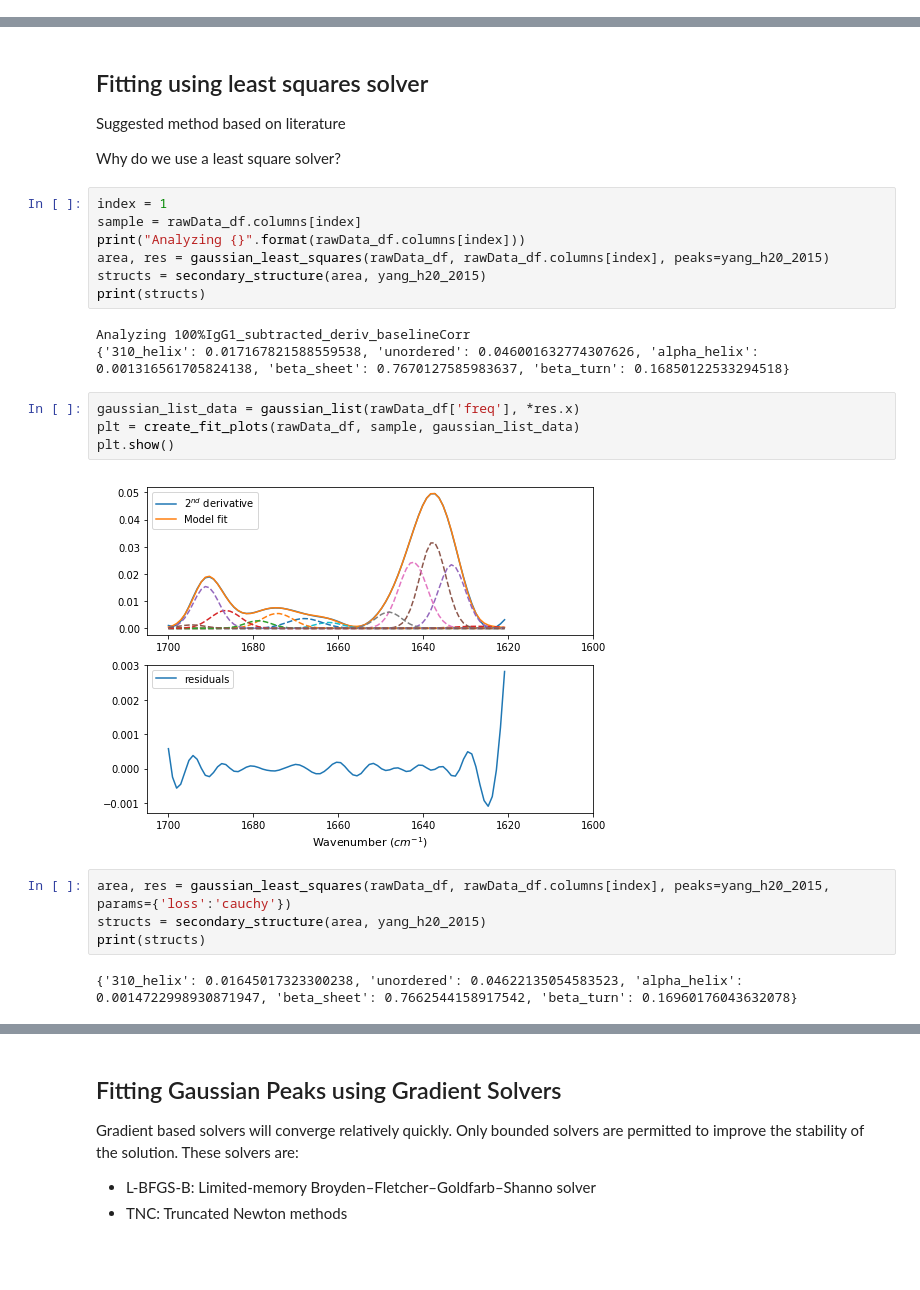
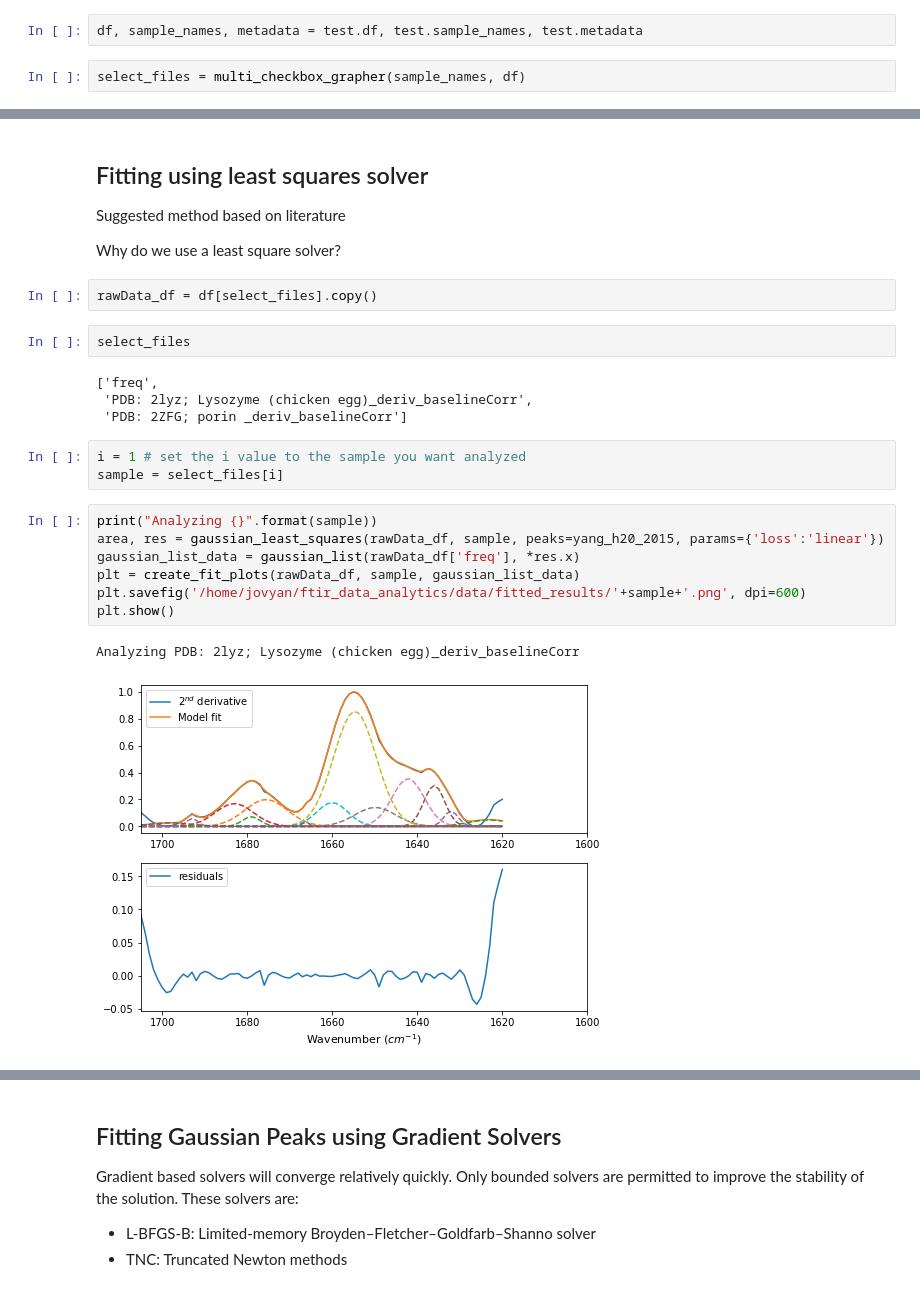
Before and after one commit to liljerri/ftir_data_analytics, a Jupyter notebook: scripts/ftir_second_derivative.ipynb, the cells around one changed output, grey strips where cells are left out. Drawn from its saved outputs; the diff is of its cells as text; blank space fills up the shorter version.

```diff
--- a/scripts/ftir_second_derivative.ipynb
+++ b/scripts/ftir_second_derivative.ipynb
@@ -25,0 +34,4 @@ print(sample_names)
+# %%
+df, sample_names, metadata = test.df, test.sample_names, test.metadata
+# %%
+select_files = multi_checkbox_grapher(sample_names, df)
@@ -28,25 +43,24 @@ print(sample_names)
 Suggested method based on literature
 
 Why do we use a least square solver?
-# %%
-index = 1
-sample = rawData_df.columns[index]
-print("Analyzing {}".format(rawData_df.columns[index]))
-area, res = gaussian_least_squares(rawData_df, rawData_df.columns[index], peaks=yang_h20_2015)
-structs = secondary_structure(area, yang_h20_2015)
-print(structs)
-# %% [output]
-Analyzing 100%IgG1_subtracted_deriv_baselineCorr
-{'310_helix': 0.017167821588559538, 'unordered': 0.046001632774307626, 'alpha_helix': 0.001316561705824138, 'beta_sheet': 0.7670127585983637, 'beta_turn': 0.16850122533294518}
+# %%
+rawData_df = df[select_files].copy()
+# %%
+select_files
+# %% [output]
+['freq',
+ 'PDB: 2lyz; Lysozyme (chicken egg)_deriv_baselineCorr',
+ 'PDB: 2ZFG; porin _deriv_baselineCorr']
+# %%
+i = 1 # set the i value to the sample you want analyzed
+sample = select_files[i]
 # %%
+print("Analyzing {}".format(sample))
+area, res = gaussian_least_squares(rawData_df, sample, peaks=yang_h20_2015, params={'loss':'linear'})
 gaussian_list_data = gaussian_list(rawData_df['freq'], *res.x)
 plt = create_fit_plots(rawData_df, sample, gaussian_list_data)
+plt.savefig('/home/jovyan/ftir_data_analytics/data/fitted_results/'+sample+'.png', dpi=600)
 plt.show()
 # %% [output]
+Analyzing PDB: 2lyz; Lysozyme (chicken egg)_deriv_baselineCorr
-[figure, old version]
+[figure, new version]
-# %%
-area, res = gaussian_least_squares(rawData_df, rawData_df.columns[index], peaks=yang_h20_2015, params={'loss':'cauchy'})
-structs = secondary_structure(area, yang_h20_2015)
-print(structs)
-# %% [output]
-{'310_helix': 0.01645017323300238, 'unordered': 0.04622135054583523, 'alpha_helix': 0.0014722998930871947, 'beta_sheet': 0.7662544158917542, 'beta_turn': 0.16960176043632078}
```
Also changed, not shown: parts of 15 cells of this notebook, 29 other files.
